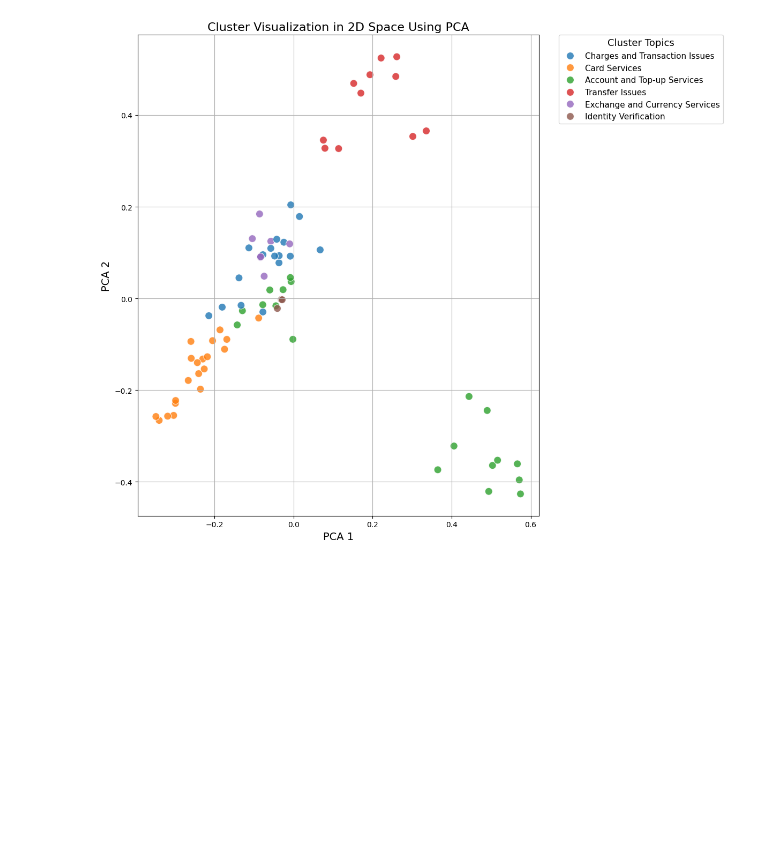
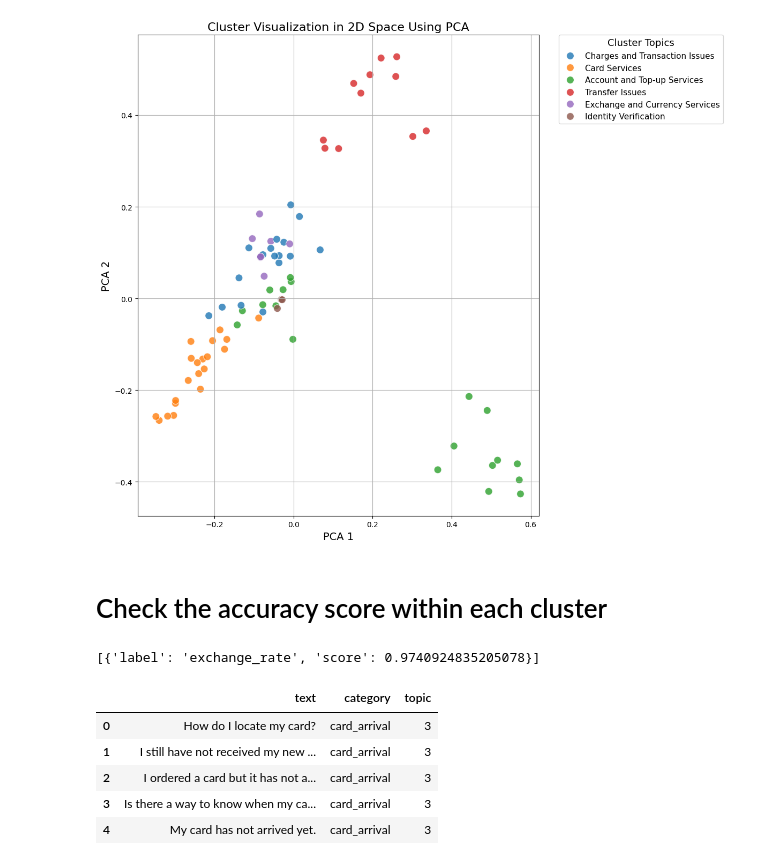
Before and after one commit to adc257/AmEx-Project, a Jupyter notebook: amex_cluster_viz.ipynb, the cells around one changed output. Cells and saved outputs as stored; diff of their text form; code cells hidden in the pictures; blank space fills up the shorter version.

```diff
--- a/amex_cluster_viz.ipynb
+++ b/amex_cluster_viz.ipynb
@@ -177,3 +192,34 @@ plt.tight_layout()
 plt.show()
 # %% [output]
 [figure]
+# %% [markdown]
+# Check the accuracy score within each cluster
+# %%
+from transformers import AutoTokenizer, AutoModelForSequenceClassification, pipeline
+
+# BERT-Banking77 model
+model_id = 'philschmid/BERT-Banking77'
+tokenizer = AutoTokenizer.from_pretrained(model_id)
+model = AutoModelForSequenceClassification.from_pretrained(model_id)
+classifier = pipeline('text-classification', tokenizer=tokenizer, model=model)
+classifier('What is the base of the exchange rates?')
+# %% [output]
+[{'label': 'exchange_rate', 'score': 0.9740924835205078}]
+# %%
+# Invert the dictionary so that each category maps to its cluster number
+category_to_cluster = {
+    category: cluster for cluster, categories in clusters.items()
+    for category in categories
+    }
+
+# Map the cluster number back to the test dataset
+test["topic"] = test["category"].map(category_to_cluster)
+
+test.head(5)
+# %% [output]
+|  | text | category | topic |
+| 0 | How do I locate my card? | card_arrival | 3 |
+| 1 | I still have not received my new ... | card_arrival | 3 |
+| 2 | I ordered a card but it has not a... | card_arrival | 3 |
+| 3 | Is there a way to know when my ca... | card_arrival | 3 |
+| 4 | My card has not arrived yet. | card_arrival | 3 |
```
Also changed, not shown: parts of 10 cells of this notebook, 1 other file.
